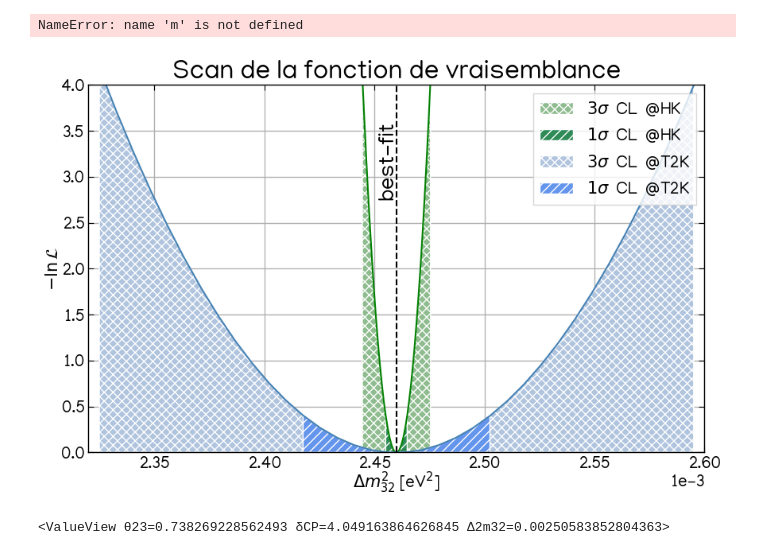
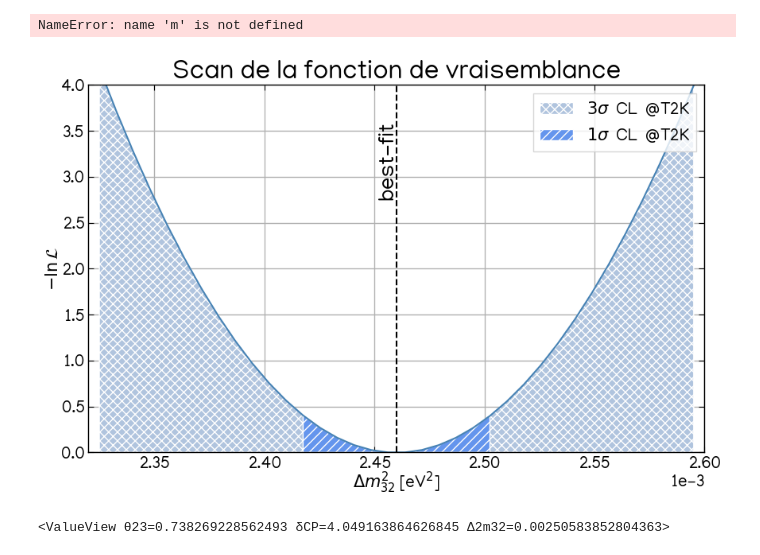
Before and after one commit to pboistier/energy-effects-T2K, a Jupyter notebook: docs/source/notebooks/minuit_fit.ipynb, the cells around one changed output. Drawn from its saved outputs; the diff is of its cells as text; code cells hidden in the pictures.

Commit message:
Some plot modifications

```diff
--- a/docs/source/notebooks/minuit_fit.ipynb
+++ b/docs/source/notebooks/minuit_fit.ipynb
@@ -402,7 +402,7 @@ NameError: name 'm' is not defined
 a_sk, fa_sk, ok_sk = m_sk.mnprofile("Δ2m32", bound=4, size=50, subtract_min=True)
 a_hk, fa_hk, ok_hk = m_hk.mnprofile("Δ2m32", bound=4, size=50, subtract_min=True)
 # %%
-plt.plot(a_hk, fa_hk, c="green")
+# plt.plot(a_hk, fa_hk, c="green")
 plt.plot(a_sk, fa_sk, c="steelblue")
 
 # plt.fill_between(x=[])
@@ -421,7 +421,7 @@ plt.text(
     c="black",
 )
 
-
+"""
 plt.fill_between(
     x=a_hk,
     y1=fa_hk,
@@ -448,7 +448,7 @@ plt.fill_between(
     ec="white",
     fc="seagreen",
 )
-
+"""
 plt.fill_between(
     x=a_sk,
     y1=fa_sk,
@@ -468,34 +468,34 @@ plt.fill_between(
     y1=fa_sk,
     where=[
         (e < m_sk.values["Δ2m32"] + 0.05e-3 and e > m_sk.values["Δ2m32"] - 0.05e-3)
         for e in a_sk
     ],
     label=r"$1\sigma$  CL  @T2K",
     hatch="///",
     ec="white",
     fc="cornflowerblue",
 )
 
 ax = plt.gca()
 # ax.xaxis.set_major_formatter(ticker.StrMethodFormatter("{x:.3f}"))
 
 ax.ticklabel_format(axis="x", style="sci", scilimits=(-3, -3))
 plt.ylim(bottom=0)
 # plt.xscale("log")
 # plt.yscale("log")
 plt.xlabel(r"$\Delta m_{32}^2$ [eV$^2$]")
 plt.ylabel(r"$-\ln \mathcal{L}$")
 # plt.ylim(bottom=1e-1)
 plt.title(r"Scan de la fonction de vraisemblance")
 plt.legend(loc=1)
 # plt.legend(loc=1, title="T2K stat.\n" + r"${\Delta m^2_{32}}^\text{bf} =$" + r"${:.2f}$".format(m.values["Δ2m32"]*1e+3) + r"$\times 10^{-3}$", title_fontsize=15, fontsize=15)
 # plt.autoscale(enable=True, axis="x", tight=True)
 plt.ylim(top=4)
 plt.xlim(2.32e-3, 2.6e-3)
 
 plt.show()
 # %% [output]
-[figure, old version]
+[figure, new version]
 # %%
 sk_hist_fit = sk_hist(*m.values)
 # %%
```
Also changed, not shown: 1 other file.
